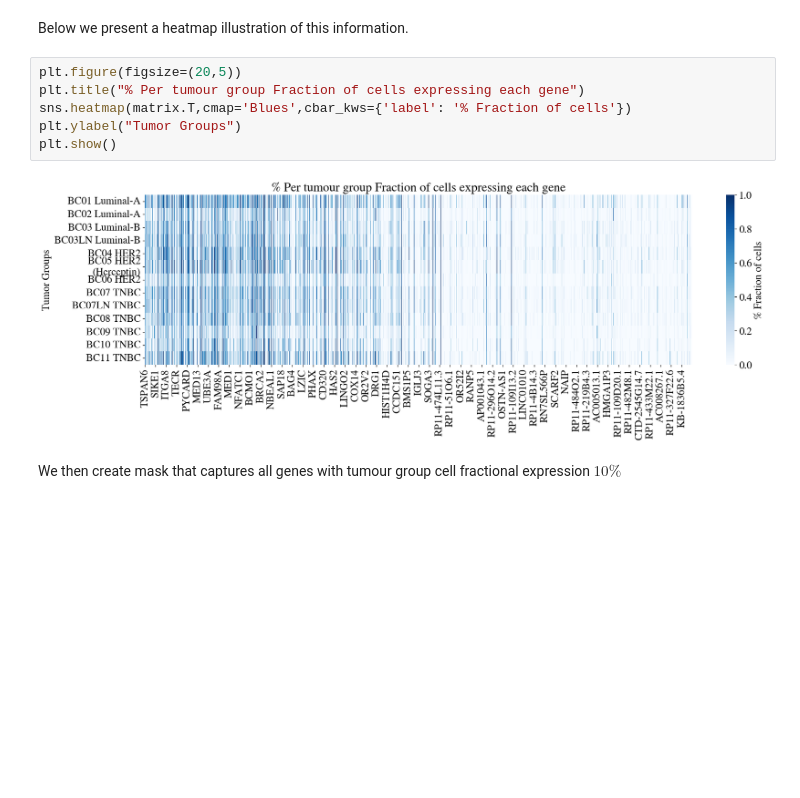
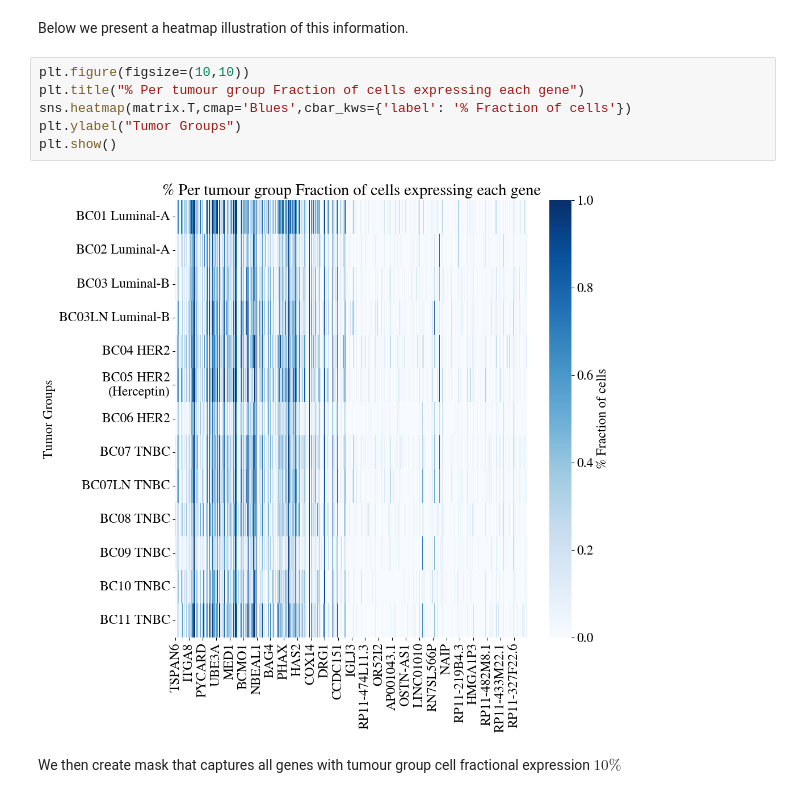
Before and after one commit to KyriakosPsa/BreastCancer-SingleCell, a Jupyter notebook: preprocessing.ipynb, the cells around one changed output. Saved outputs shown, nothing was run; the diff lists cells and outputs as text; blank space fills up the shorter version.

```diff
--- a/preprocessing.ipynb
+++ b/preprocessing.ipynb
@@ -289,13 +289,13 @@ matrix = cadata2.uns['rank_genes_groups']['pts']
 # %% [markdown]
 Below we present a heatmap illustration of this information.
 # %%
-plt.figure(figsize=(20,5))
+plt.figure(figsize=(10,10))
 plt.title("% Per tumour group Fraction of cells expressing each gene")
 sns.heatmap(matrix.T,cmap='Blues',cbar_kws={'label': '% Fraction of cells'})
 plt.ylabel("Tumor Groups")
 plt.show()
 # %% [output]
-[figure, old version]
+[figure, new version]
 # %% [markdown]
 We then create mask that captures all genes with tumour group cell fractional expression $10\%$
 # %%
```
Also changed, not shown: parts of 3 cells of this notebook.
